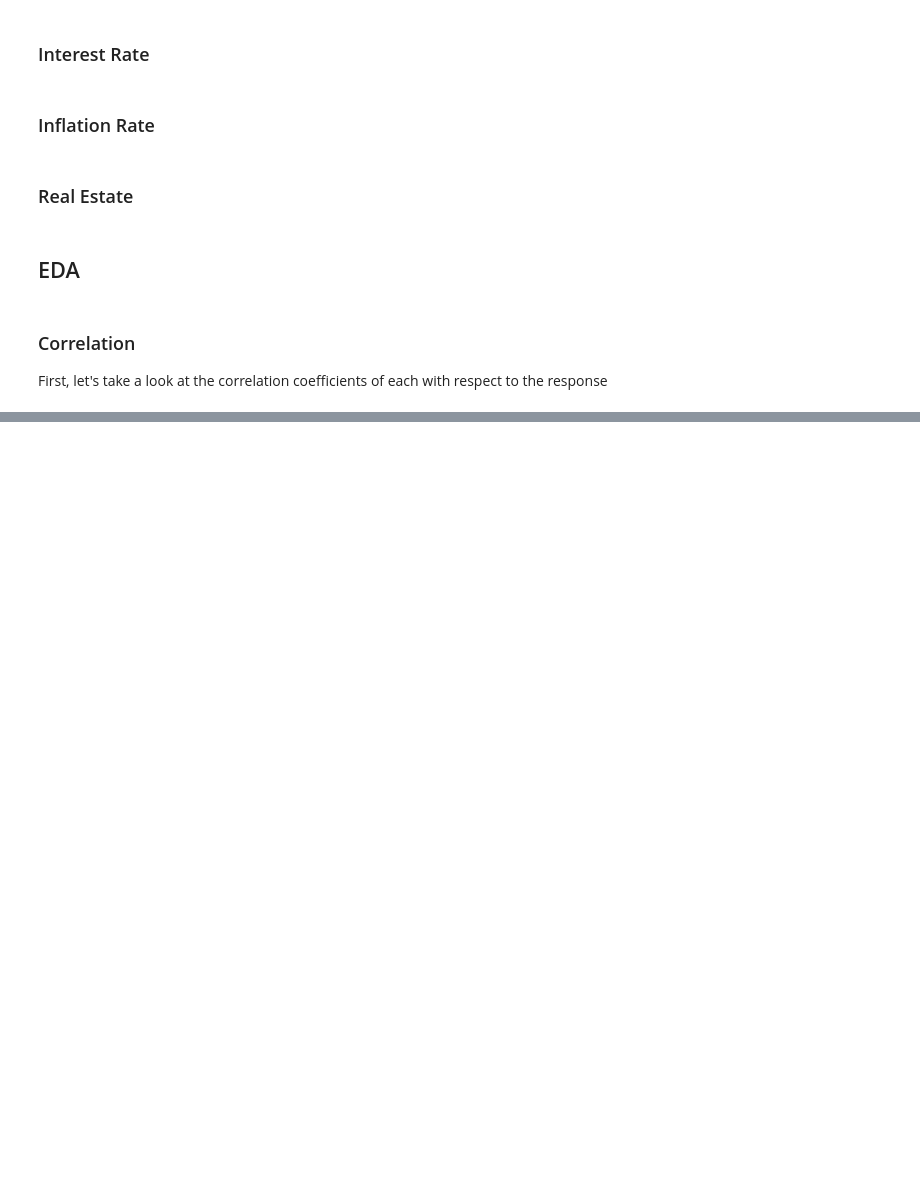
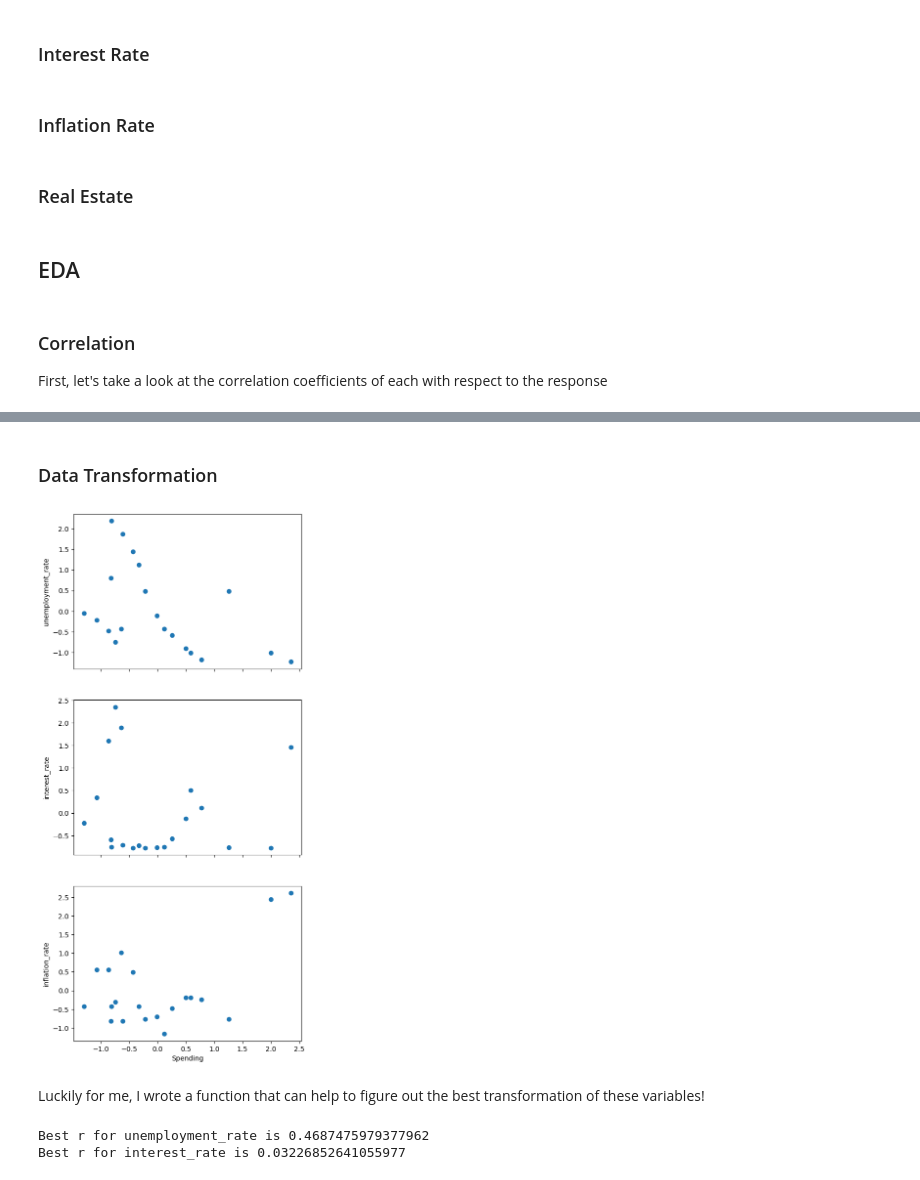
Before and after one commit to njd87/statarchive, a Jupyter notebook: christmas/EDA.ipynb, the cells around one changed output, grey strips where cells are left out. Cells and saved outputs as stored; diff of their text form; code cells hidden in the pictures; blank space fills up the shorter version.

```diff
--- a/christmas/EDA.ipynb
+++ b/christmas/EDA.ipynb
@@ -246,0 +247,18 @@ So far, it seems that GDP, Population, Inflation Rate and Real Estate Sales are
+# %% [markdown]
+### Data Transformation
+# %%
+features_transform = ['unemployment_rate', 'interest_rate', 'inflation_rate']
+
+fig, ax = plt.subplots(3, 1, figsize=(6, 14), sharex=True)
+
+
+for i in range(3):
+    ax[i].scatter(spending, df[features_transform[i]])
+    ax[i].set_ylabel(features_transform[i])
+
+plt.xlabel('Spending')
+plt.show()
+# %% [output]
+[figure, added]
+# %% [markdown]
+Luckily for me, I wrote a function that can help to figure out the best transformation of these variables!
@@ -246,0 +277,6 @@ So far, it seems that GDP, Population, Inflation Rate and Real Estate Sales are
+# %%
+for i in range(2):
+    print(f'Best r for {features_transform[i]} is {res[i][1][1][0]}')
+# %% [output]
+Best r for unemployment_rate is 0.4687475979377962
+Best r for interest_rate is 0.03226852641055977
```
Also changed, not shown: parts of 9 cells of this notebook, 5 other files.
